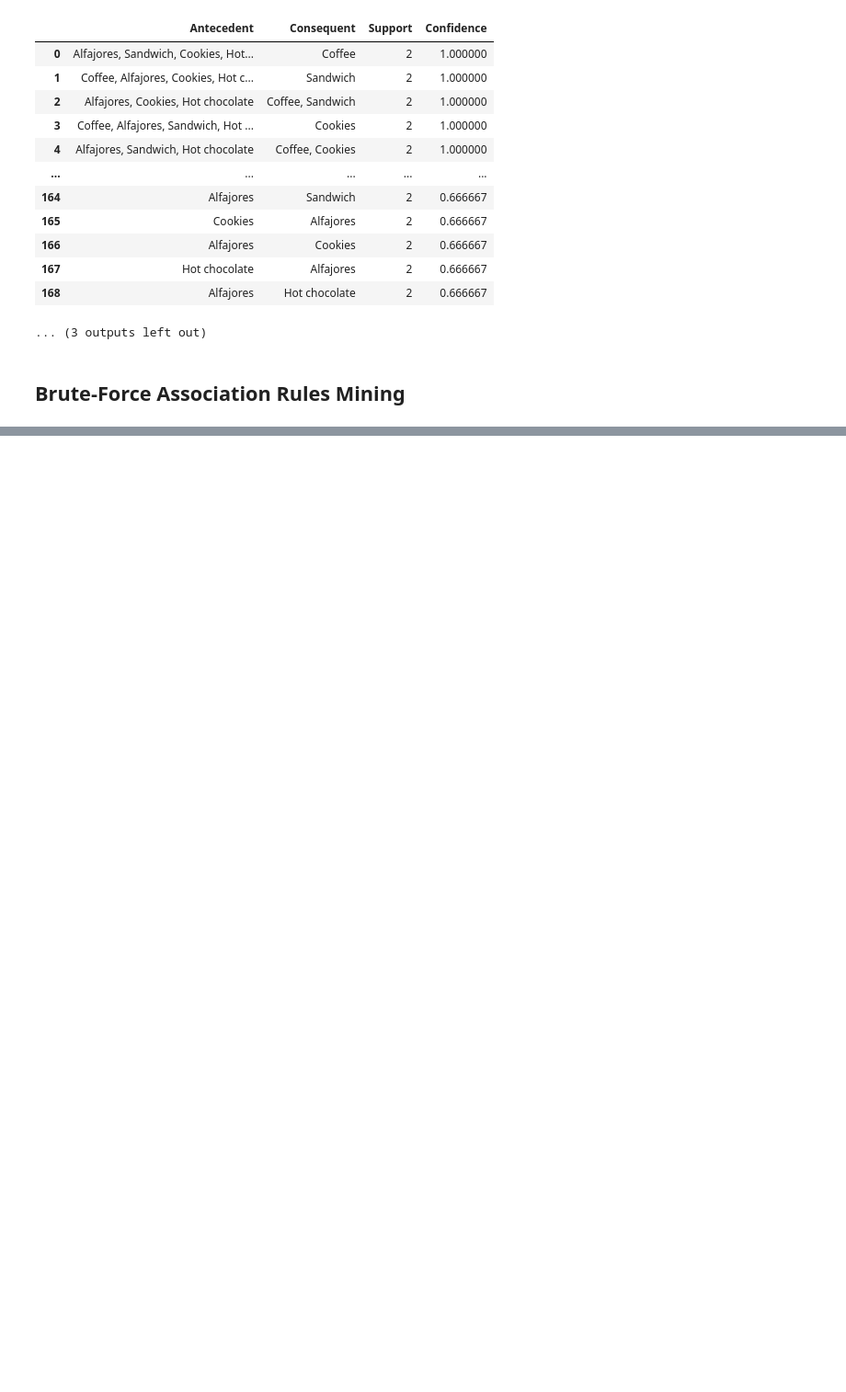
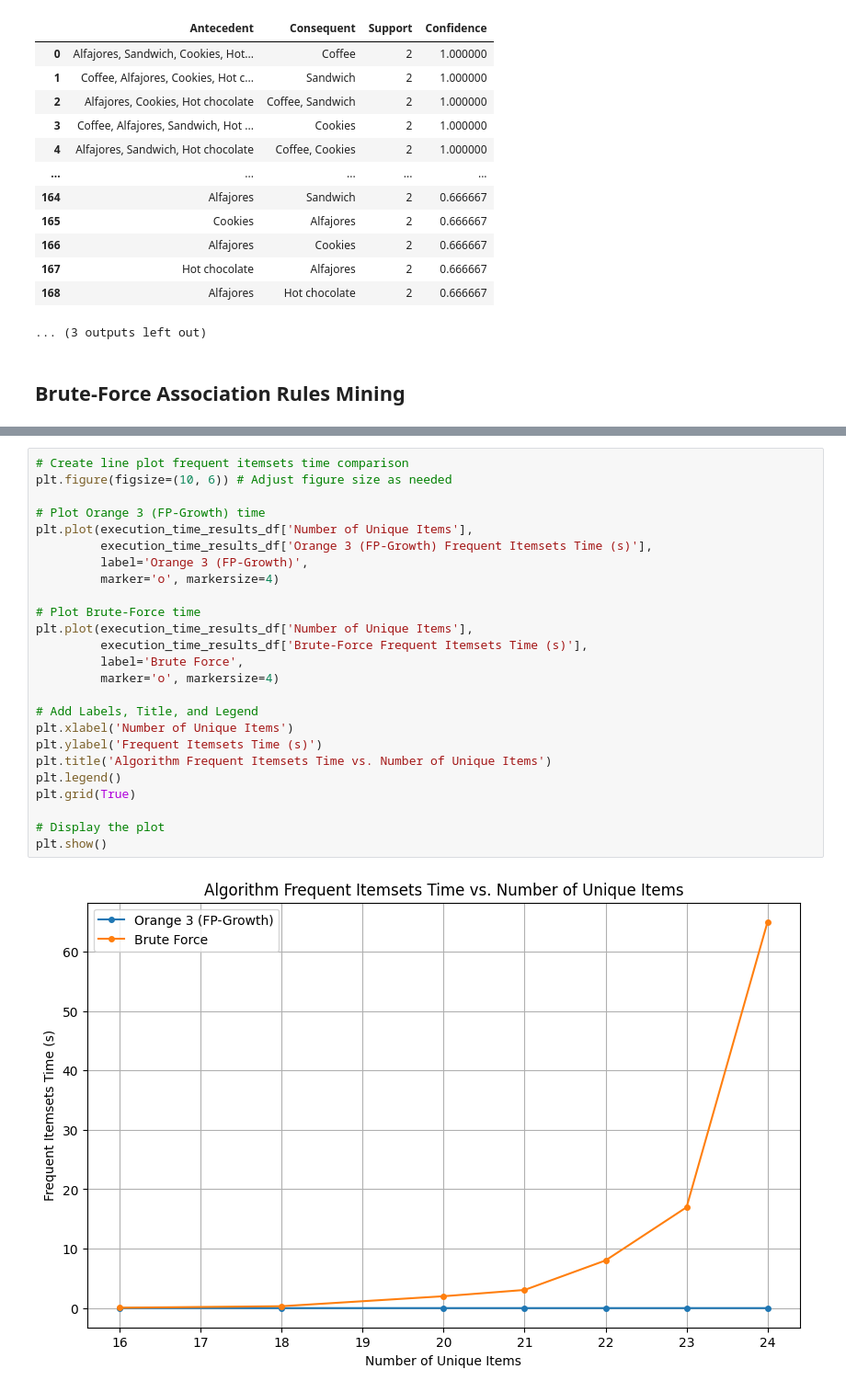
Before and after one commit to roshaniayu/IN6227-Data-Mining-Assignments, a Jupyter notebook: Assignment 2/Assignment2_Roshani Ayu Pranasti_G2504973A.ipynb, the cells around one changed output, grey strips where cells are left out. Shown at 92% size. Drawn from its saved outputs; the diff is of its cells as text; blank space fills up the shorter version.

```diff
--- a/Assignment 2/Assignment2_Roshani Ayu Pranasti_G2504973A.ipynb
+++ b/Assignment 2/Assignment2_Roshani Ayu Pranasti_G2504973A.ipynb
@@ -647,0 +743,27 @@ Execution Time Comparison:
+# %%
+# Create line plot frequent itemsets time comparison
+plt.figure(figsize=(10, 6)) # Adjust figure size as needed
+
+# Plot Orange 3 (FP-Growth) time
+plt.plot(execution_time_results_df['Number of Unique Items'],
+         execution_time_results_df['Orange 3 (FP-Growth) Frequent Itemsets Time (s)'],
+         label='Orange 3 (FP-Growth)',
+         marker='o', markersize=4)
+
+# Plot Brute-Force time
+plt.plot(execution_time_results_df['Number of Unique Items'],
+         execution_time_results_df['Brute-Force Frequent Itemsets Time (s)'],
+         label='Brute Force',
+         marker='o', markersize=4)
+
+# Add Labels, Title, and Legend
+plt.xlabel('Number of Unique Items')
+plt.ylabel('Frequent Itemsets Time (s)')
+plt.title('Algorithm Frequent Itemsets Time vs. Number of Unique Items')
+plt.legend()
+plt.grid(True)
+
+# Display the plot
+plt.show()
+# %% [output]
+[figure, added]
```
Also changed, not shown: parts of 12 cells of this notebook, 1 other file.
